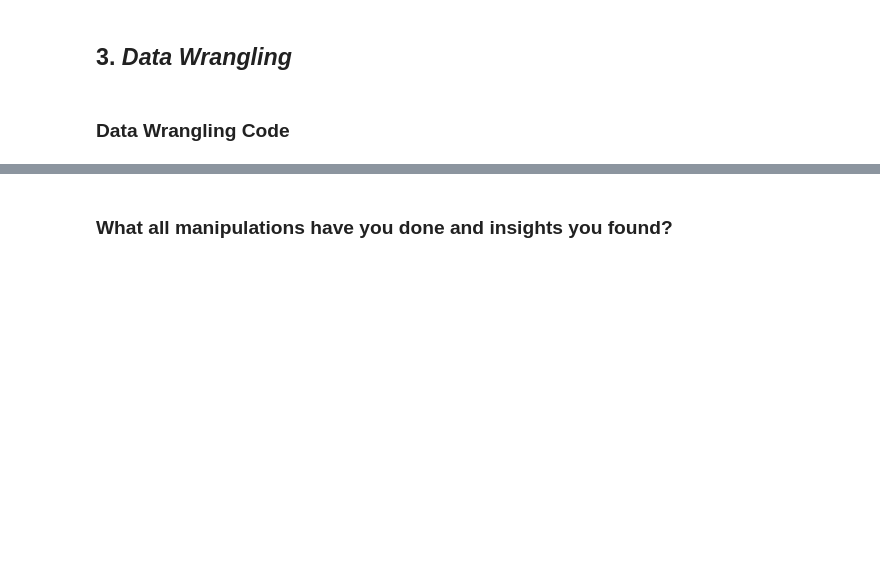
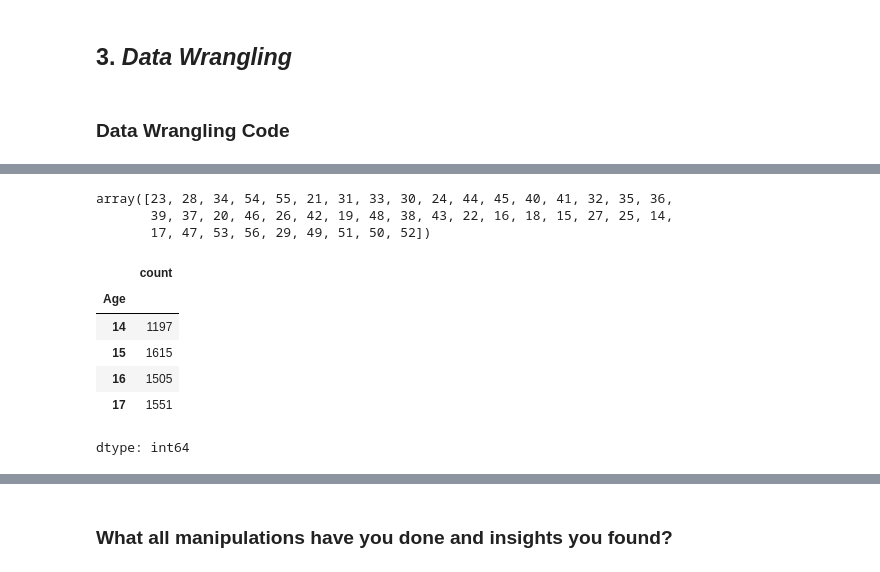
Before and after one commit to Shuvam-2000/Paisa-Bazar-Bank-Fraud-Analysis, a Jupyter notebook: Paisa_Bazar_Bank_Fraud_Analysis.ipynb, the cells around one changed output, grey strips where cells are left out. Drawn from its saved outputs; the diff is of its cells as text; code cells hidden in the pictures; blank space fills up the shorter version.

```diff
--- a/Paisa_Bazar_Bank_Fraud_Analysis.ipynb
+++ b/Paisa_Bazar_Bank_Fraud_Analysis.ipynb
@@ -281,0 +392,18 @@ Credit_Score (No of Unique Values: 3)
+# %%
+# fetching the unique values in Age
+data_copy['Age'].unique()
+# %% [output]
+array([23, 28, 34, 54, 55, 21, 31, 33, 30, 24, 44, 45, 40, 41, 32, 35, 36,
+       39, 37, 20, 46, 26, 42, 19, 48, 38, 43, 22, 16, 18, 15, 27, 25, 14,
+       17, 47, 53, 56, 29, 49, 51, 50, 52])
+# %%
+# get the ages < 18
+data_copy[data_copy['Age'] < 18]['Age'].value_counts().sort_index()
+# %% [output]
+|  | count |
+| Age |  |
+| 14 | 1197 |
+| 15 | 1615 |
+| 16 | 1505 |
+| 17 | 1551 |
+dtype: int64
```
Also changed, not shown: parts of 22 cells of this notebook.
